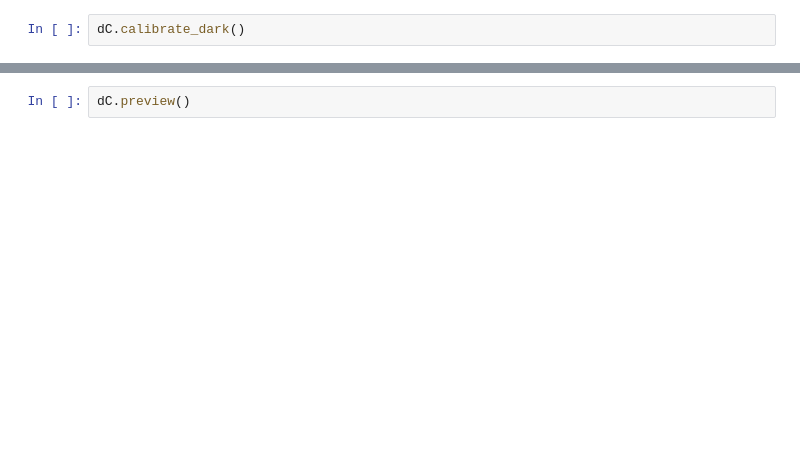
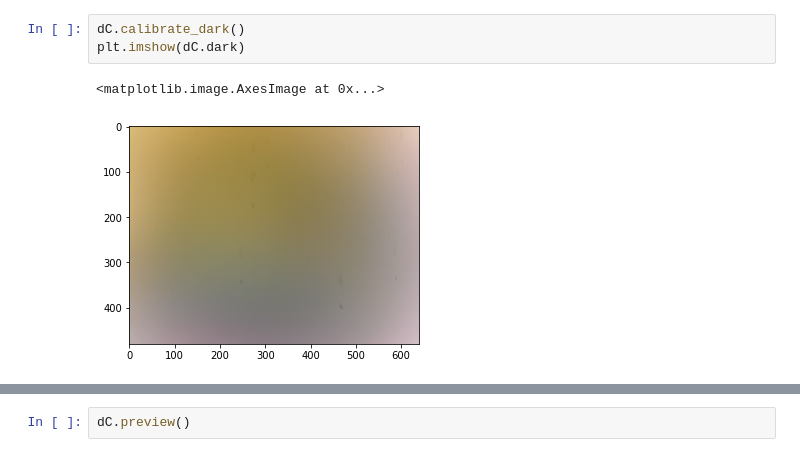
Before and after one commit to AhmedImtiazPrio/lenslessImag, a Jupyter notebook: codes/diffuseCam_testbench.ipynb, the cells around one changed output, grey strips where cells are left out. Cells and saved outputs as stored; diff of their text form; blank space fills up the shorter version.

```diff
--- a/codes/diffuseCam_testbench.ipynb
+++ b/codes/diffuseCam_testbench.ipynb
@@ -77,2 +358,6 @@ dC = diffuseCAM(0)
 # %%
 dC.calibrate_dark()
+plt.imshow(dC.dark)
+# %% [output]
+<matplotlib.image.AxesImage at 0x...>
+[figure, added]
```
Also changed, not shown: parts of 14 cells of this notebook.
